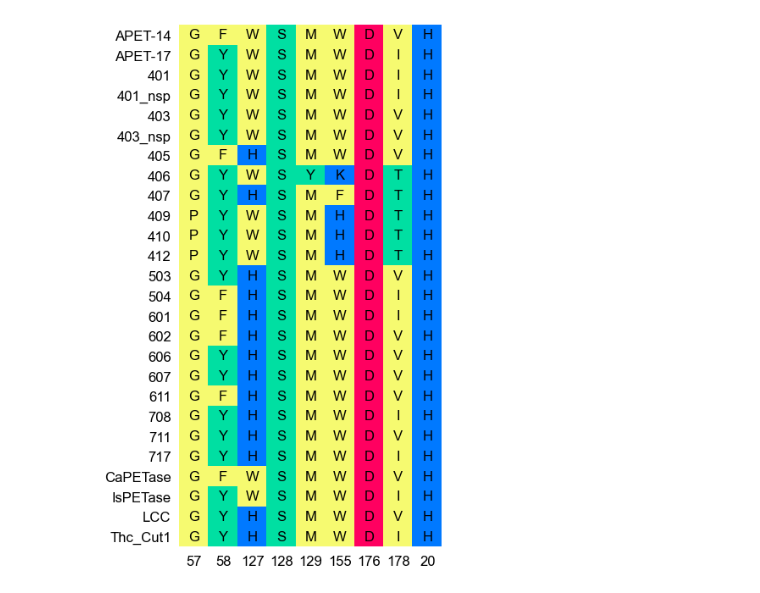
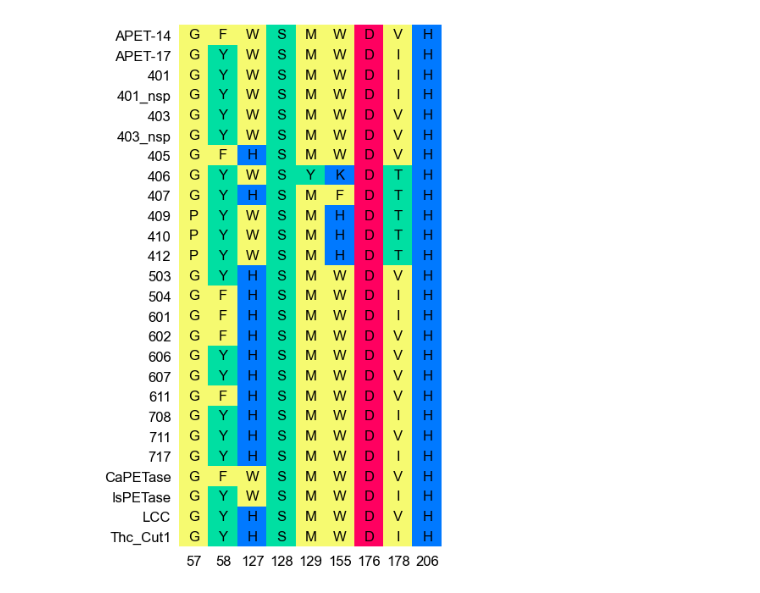
Before and after one commit to Zuricho/MSA_Visualize, a Jupyter notebook: msa_visualize.ipynb, the cells around one changed output. Saved outputs shown, nothing was run; the diff lists cells and outputs as text; code cells hidden in the pictures.

```diff
--- a/msa_visualize.ipynb
+++ b/msa_visualize.ipynb
@@ -39,7 +41,7 @@ def read_msa_fasta(file_name):
         if len(seq) != length:
             raise ValueError('Sequences are not aligned!')
 
-    return sequences, labels
+    return np.array(sequences, dtype=str), np.array(labels, dtype=str)
 
 
 def sequences_to_categories_matrix(sequences):
@@ -125,32 +127,32 @@ sequences, labels = read_msa_fasta('example.fasta')
 categories = sequences_to_categories_matrix(sequences)
 
 
 plt.figure(figsize=(4,8))
 plt.imshow(categories, cmap=msa_cmap, aspect='auto', vmin=0, vmax=len(categories_to_color)-1)
 
 # write sequence label
 for i in range(len(sequences)):
     for j in range(len(sequences[i])):
         plt.text(j, i, sequences[i][j], ha='center', va='center', color='black')
 
 
 # ticks
 plt.yticks(np.arange(len(labels)),labels)
-plt.xticks(np.arange(len(sequences[0])),[57,58,127,128,129,155,176,178,20])
+plt.xticks(np.arange(len(sequences[0])),[57,58,127,128,129,155,176,178,206])
 
 plt.box(False)
 plt.tick_params(
     axis='both',          # Apply to both x and y axes
     which='both',         # Apply to both major and minor ticks
     bottom=False,         # Turn off ticks on the bottom edge
     top=False,            # Turn off ticks on the top edge
     left=False,           # Turn off ticks on the left edge
     right=False,          # Turn off ticks on the right edge
     labelbottom=True,     # Keep the labels on the bottom
     labelleft=True        # Keep the labels on the left
 )
 
 plt.savefig('example.png', dpi=300, bbox_inches='tight')
 plt.show()
 # %% [output]
-[figure, old version]
+[figure, new version]
```
Also changed, not shown: parts of 7 cells of this notebook, 1 other file.
